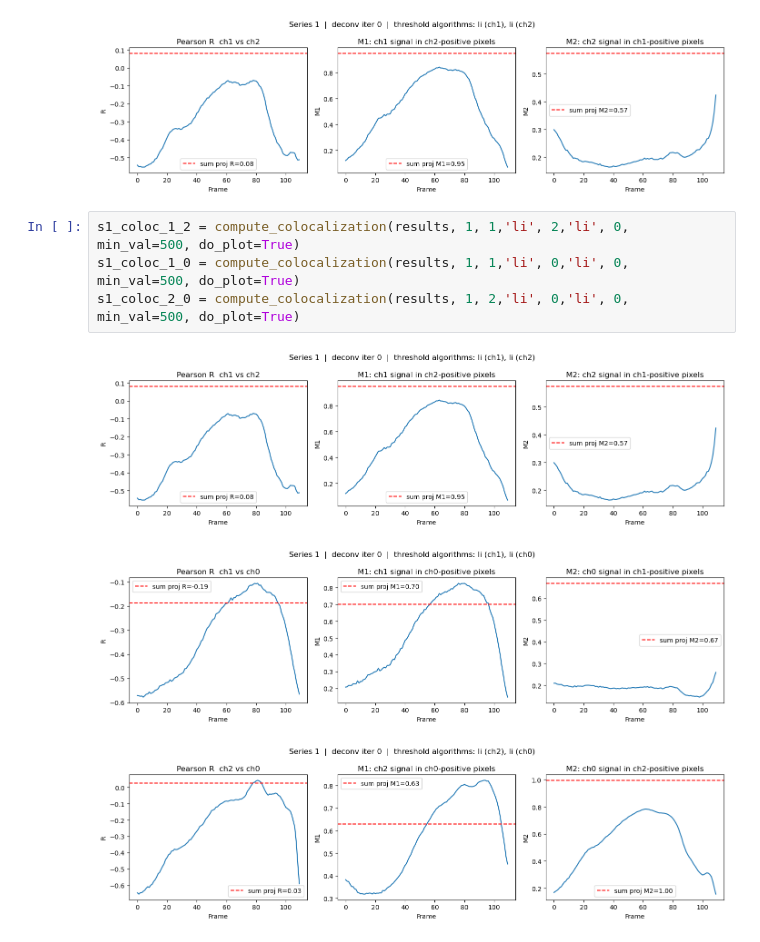
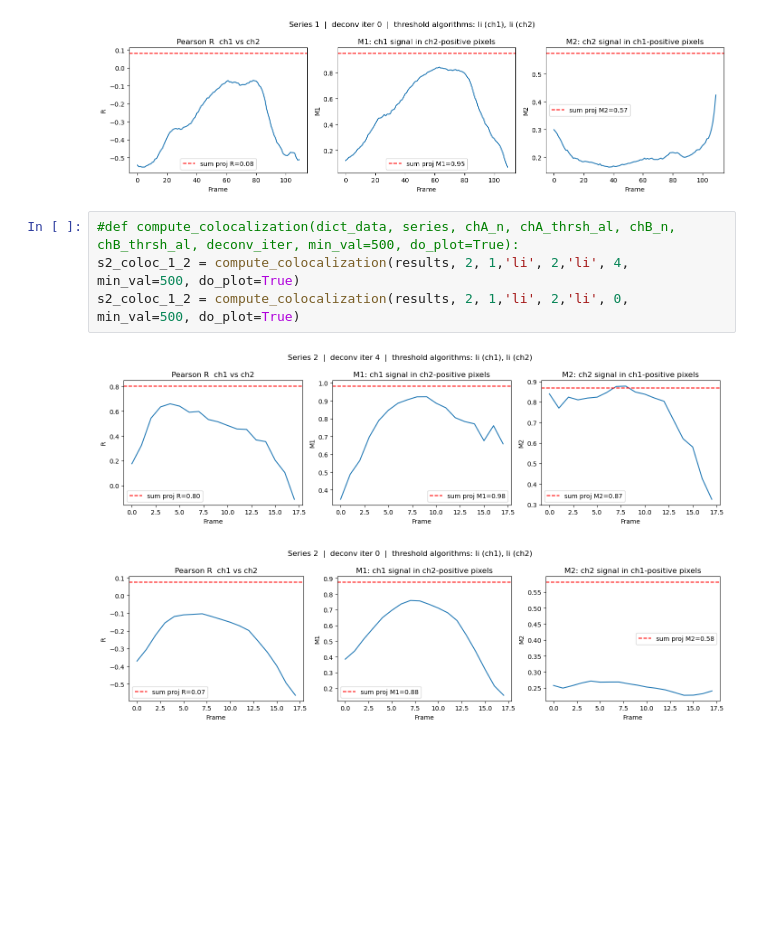
Before and after one commit to gmalagonv/confocal, a Jupyter notebook: analysis_notebooks/colocalization_test.ipynb, the cells around one changed output. Saved outputs shown, nothing was run; the diff lists cells and outputs as text; blank space fills up the shorter version.

Commit message:
still working in the colocalization and thresholding

```diff
--- a/analysis_notebooks/colocalization_test.ipynb
+++ b/analysis_notebooks/colocalization_test.ipynb
@@ -437,10 +420,9 @@ s1_coloc_1_2 = compute_colocalization(results, 1, 1,'li', 2,'li', 0,  min_val=50
 [figure]
 [figure]
 # %%
-s1_coloc_1_2 = compute_colocalization(results, 1, 1,'li', 2,'li', 0,  min_val=500, do_plot=True)
-s1_coloc_1_0 = compute_colocalization(results, 1, 1,'li', 0,'li', 0, min_val=500, do_plot=True)
-s1_coloc_2_0 = compute_colocalization(results, 1, 2,'li', 0,'li', 0, min_val=500, do_plot=True)
+#def compute_colocalization(dict_data, series, chA_n, chA_thrsh_al, chB_n, chB_thrsh_al, deconv_iter, min_val=500, do_plot=True):
+s2_coloc_1_2 = compute_colocalization(results, 2, 1,'li', 2,'li', 4,  min_val=500, do_plot=True)
+s2_coloc_1_2 = compute_colocalization(results, 2, 1,'li', 2,'li', 0,  min_val=500, do_plot=True)
 # %% [output]
-[figure, old version]
+[figure, new version]
-[figure, old version]
+[figure, new version]
-[figure, removed]
```
Also changed, not shown: parts of 2 cells of this notebook.
